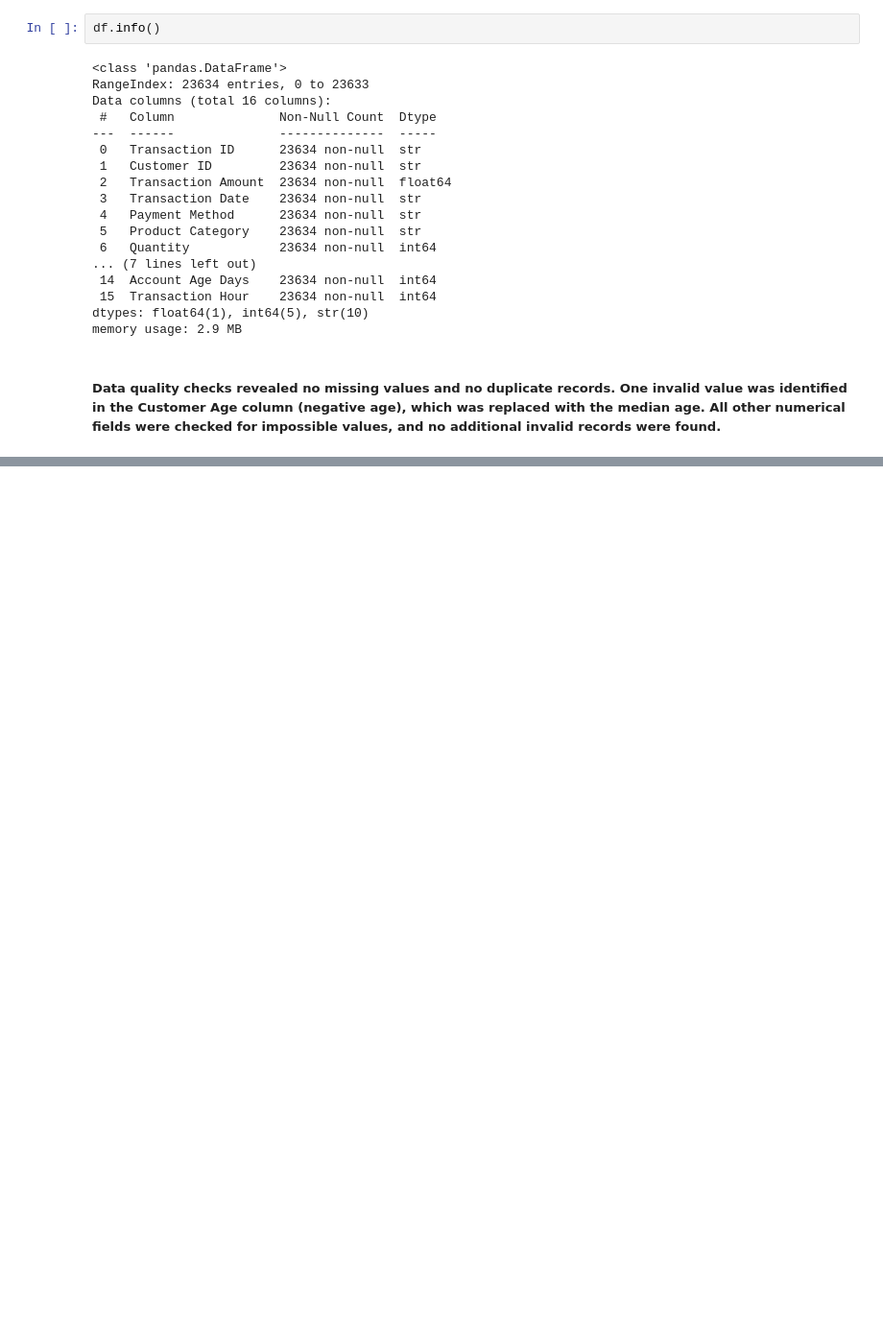
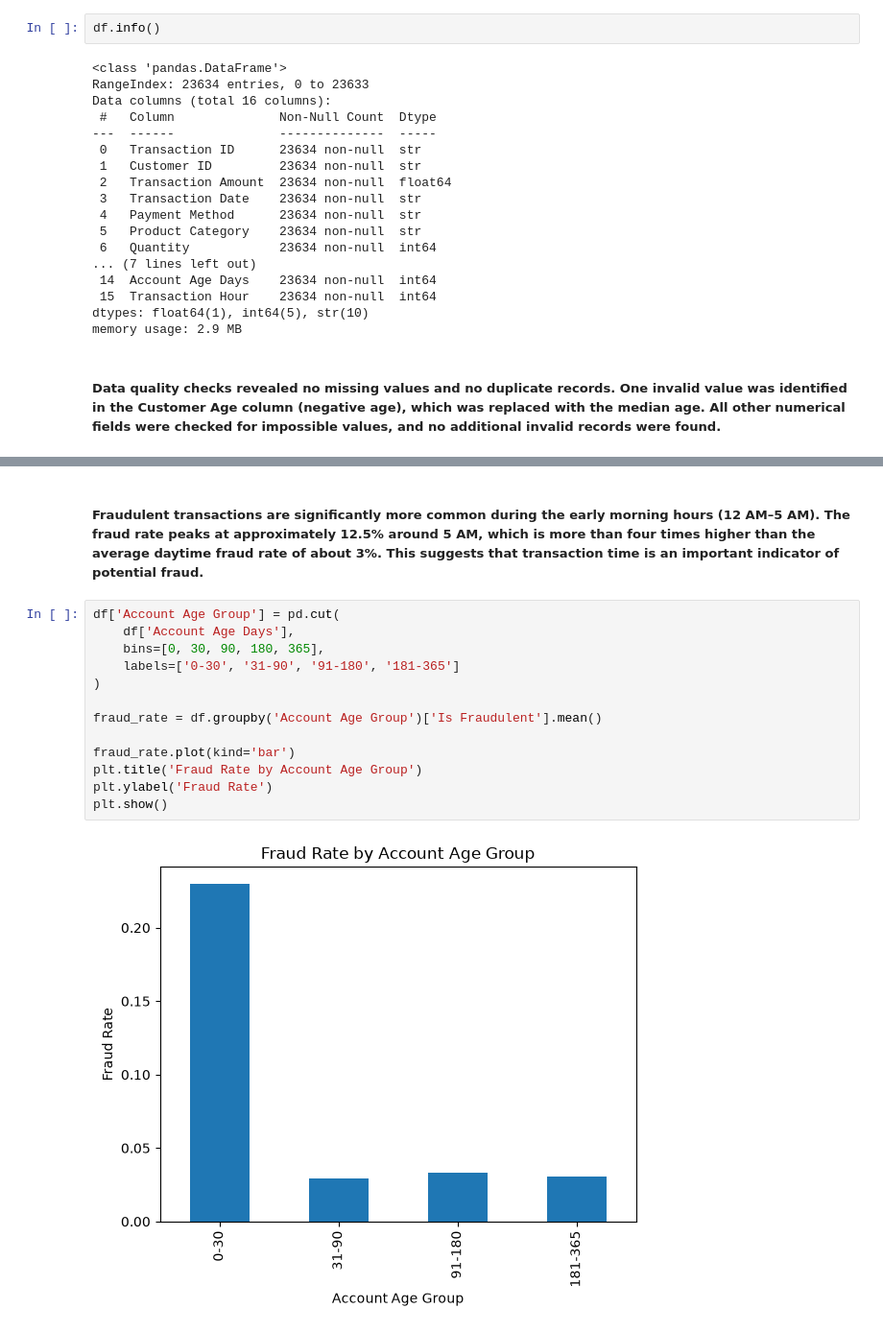
Before and after one commit to Bhav-creator452/order-risk-platform, a Jupyter notebook: notebooks/load_data.ipynb, the cells around one changed output, grey strips where cells are left out. Shown at 96% size. Cells and saved outputs as stored; diff of their text form; blank space fills up the shorter version.

```diff
--- a/notebooks/load_data.ipynb
+++ b/notebooks/load_data.ipynb
@@ -211,0 +256,17 @@ memory usage: 2.9 MB
+# %% [markdown]
+##### Fraudulent transactions are significantly more common during the early morning hours (12 AM–5 AM). The fraud rate peaks at approximately 12.5% around 5 AM, which is more than four times higher than the average daytime fraud rate of about 3%. This suggests that transaction time is an important indicator of potential fraud.
+# %%
+df['Account Age Group'] = pd.cut(
+    df['Account Age Days'],
+    bins=[0, 30, 90, 180, 365],
+    labels=['0-30', '31-90', '91-180', '181-365']
+)
+
+fraud_rate = df.groupby('Account Age Group')['Is Fraudulent'].mean()
+
+fraud_rate.plot(kind='bar')
+plt.title('Fraud Rate by Account Age Group')
+plt.ylabel('Fraud Rate')
+plt.show()
+# %% [output]
+[figure, added]
```
Also changed, not shown: parts of 15 cells of this notebook.
